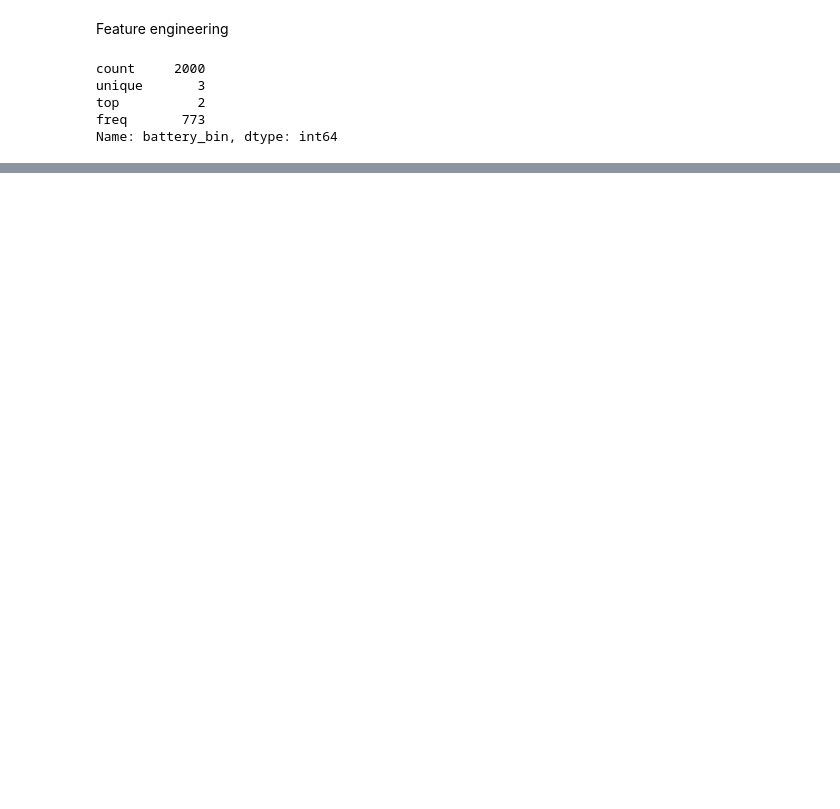
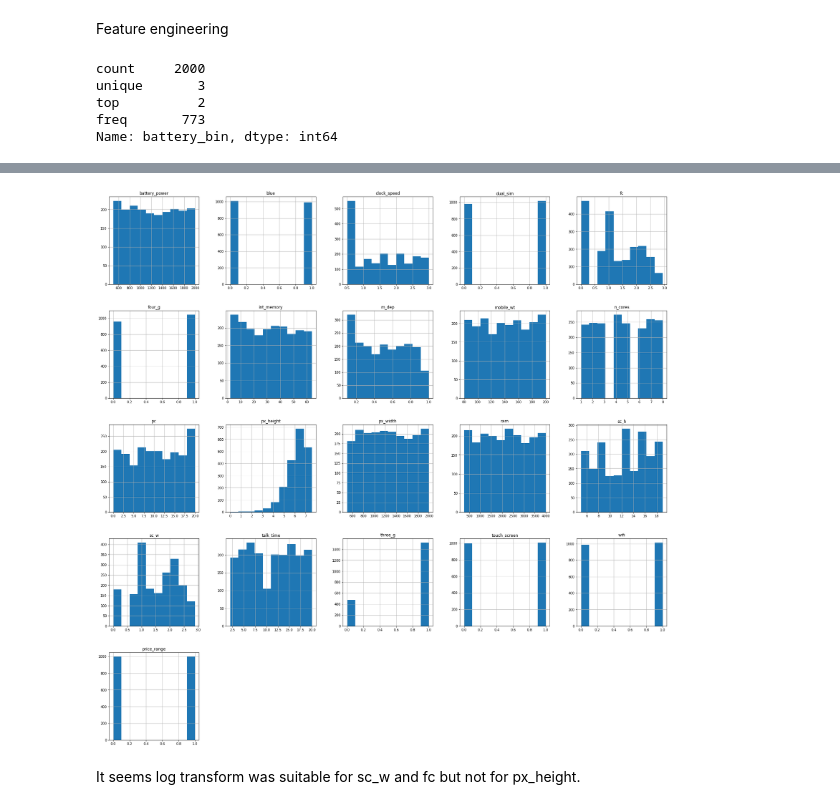
Before and after one commit to alisharifi2000/CS-SBU-eDataMining-MSc-2022, a Jupyter notebook: submits/400422045/project2/Mobile.ipynb, the cells around one changed output, grey strips where cells are left out. Saved outputs shown, nothing was run; the diff lists cells and outputs as text; code cells hidden in the pictures; blank space fills up the shorter version.

```diff
--- a/submits/400422045/project2/Mobile.ipynb
+++ b/submits/400422045/project2/Mobile.ipynb
@@ -220,0 +289,16 @@ Name: battery_bin, dtype: int64
+# %%
+def log_transform(item):
+  return item > 0 and np.log(item) or item
+# %%
+# As shown in the hist diagram fc, px_height and sc_w are candid for log transform
+train_log = train.copy()
+train_log.fc = train_log.fc.apply(log_transform)
+train_log.px_height = train_log.px_height.apply(log_transform)
+train_log.sc_w = train_log.sc_w.apply(log_transform)
+
+train_log.hist(figsize=(30,30))
+plt.show()
+# %% [output]
+[figure, added]
+# %% [markdown]
+It seems log transform was suitable for sc_w and fc but not for px_height.
```
Also changed, not shown: parts of 24 cells of this notebook.
